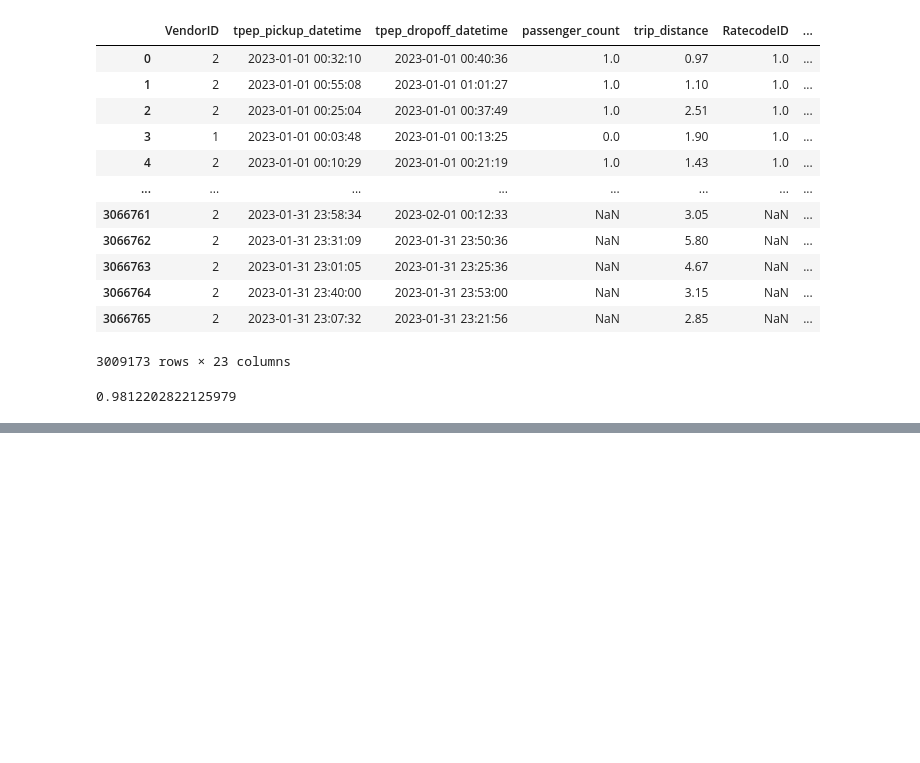
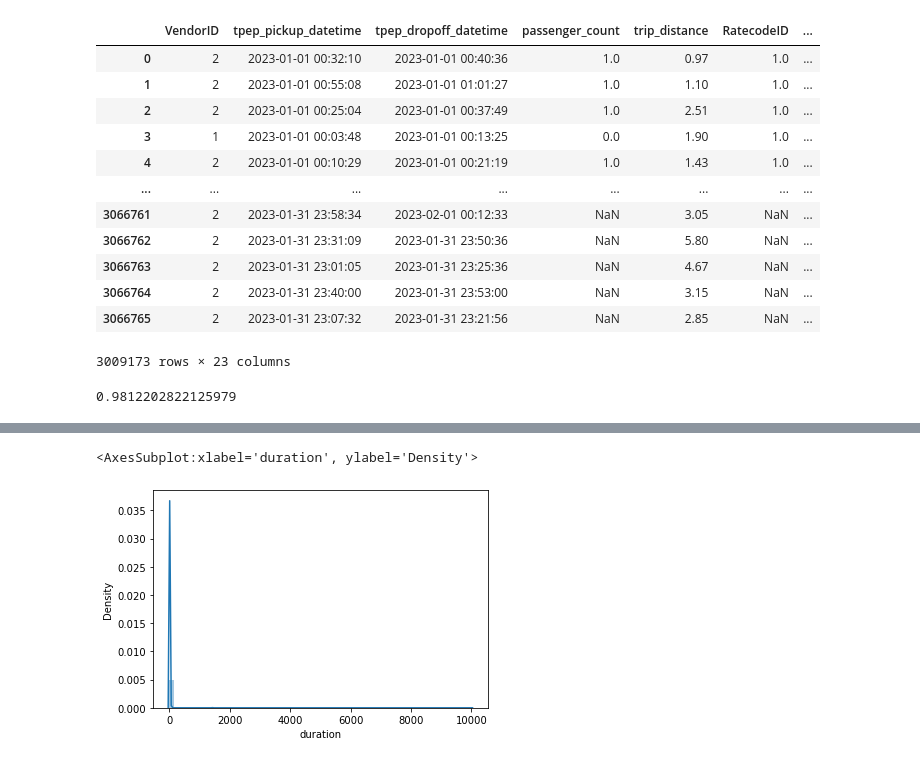
Before and after one commit to Akhilesh-2305/mlops-zoomcamp, a Jupyter notebook: 01-intro/homework.ipynb, the cells around one changed output, grey strips where cells are left out. Saved outputs shown, nothing was run; the diff lists cells and outputs as text; code cells hidden in the pictures; blank space fills up the shorter version.

```diff
--- a/01-intro/homework.ipynb
+++ b/01-intro/homework.ipynb
@@ -161,0 +319,11 @@ print("Dimensionality of feature matrix:", num_columns)
+# %%
+df.tpep_dropoff_datetime = pd.to_datetime(df.tpep_dropoff_datetime)
+df.tpep_pickup_datetime = pd.to_datetime(df.tpep_pickup_datetime)
+# %%
+df['dropoff_mins'] = df.tpep_dropoff_datetime.dt.hour * 60 + df.tpep_dropoff_datetime.dt.minute + \
+(df.tpep_dropoff_datetime.dt.second / 60)
+
+df['pick_mins'] = df.tpep_pickup_datetime.dt.hour * 60 + df.tpep_pickup_datetime.dt.minute + \
+(df.tpep_pickup_datetime.dt.second / 60)
+
+df.head()
@@ -161,0 +338,2 @@ print("Dimensionality of feature matrix:", num_columns)
+# %%
+df['duration'] = df.tpep_dropoff_datetime - df.tpep_pickup_datetime
@@ -161,0 +356,2 @@ print("Dimensionality of feature matrix:", num_columns)
+# %%
+df.duration = df.duration.apply(lambda td: td.total_seconds() / 60)
@@ -161,0 +378,5 @@ print("Dimensionality of feature matrix:", num_columns)
+# %%
+sns.distplot(df.duration)
+# %% [output]
+<AxesSubplot:xlabel='duration', ylabel='Density'>
+[figure, added]
```
Also changed, not shown: parts of 46 cells of this notebook.
